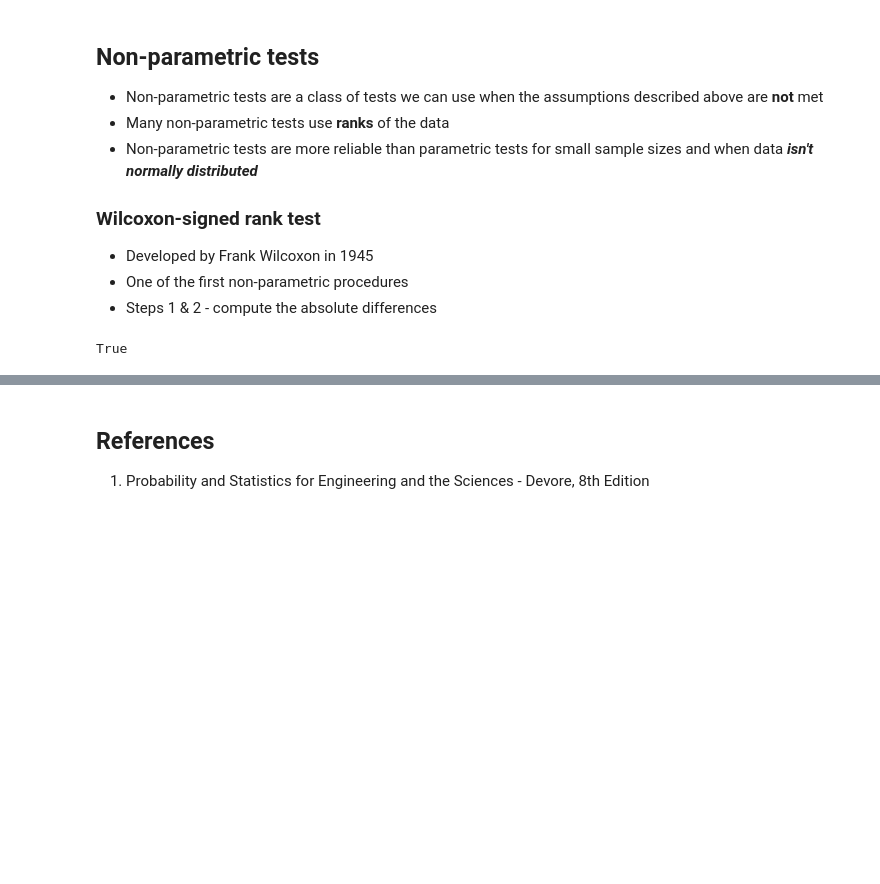
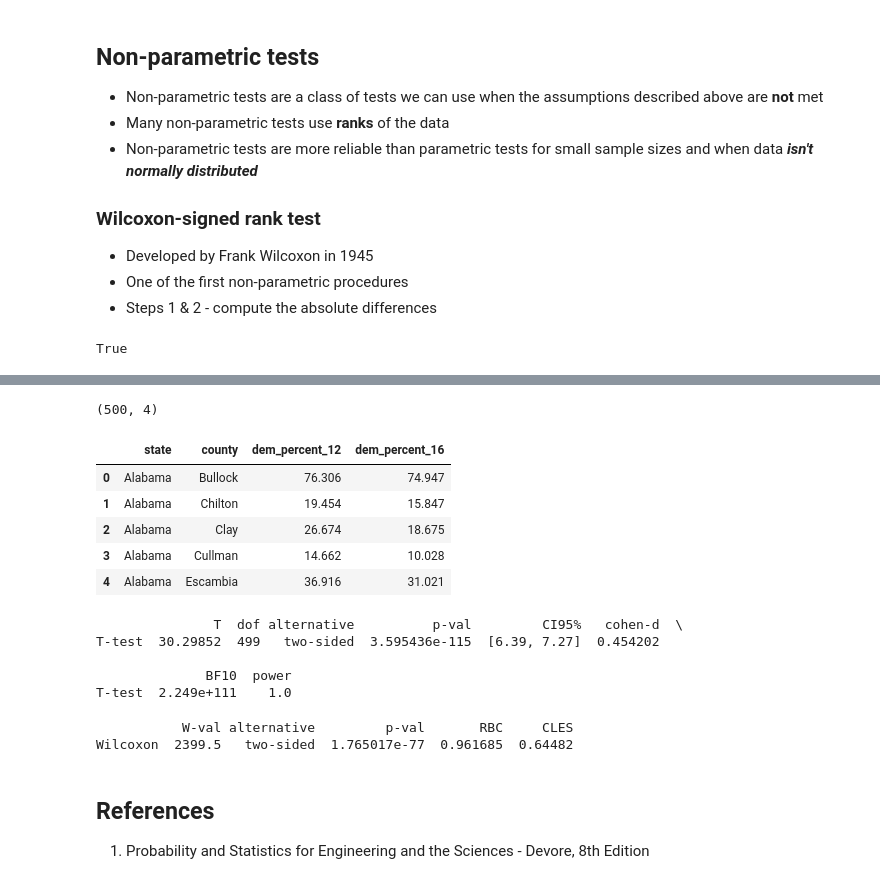
Before and after one commit to MichaelSzczepaniak/DataCamp, a Jupyter notebook: Tracks/Associate Data Scientist/29 Hypothesis Testing in Python/HypothesisTesting.ipynb, the cells around one changed output, grey strips where cells are left out. Cells and saved outputs as stored; diff of their text form; code cells hidden in the pictures; blank space fills up the shorter version.

Commit message:
add wilcoxon sign rank example and accomp data file

```diff
--- a/Tracks/Associate Data Scientist/29 Hypothesis Testing in Python/HypothesisTesting.ipynb
+++ b/Tracks/Associate Data Scientist/29 Hypothesis Testing in Python/HypothesisTesting.ipynb
@@ -1347,3 +1351,46 @@ True
+# %%
+sample_dem_data = pd.read_csv('./data/dem_votes_potus_12_16_sample.csv')
+sample_dem_data.drop("index", axis='columns', inplace=True)
+print(sample_dem_data.shape)
+sample_dem_data.head()
+# %% [output]
+(500, 4)
+|  | state | county | dem_percent_12 | dem_percent_16 |
+| 0 | Alabama | Bullock | 76.306 | 74.947 |
+| 1 | Alabama | Chilton | 19.454 | 15.847 |
+| 2 | Alabama | Clay | 26.674 | 18.675 |
+| 3 | Alabama | Cullman | 14.662 | 10.028 |
+| 4 | Alabama | Escambia | 36.916 | 31.021 |
+# %%
+# paired t-test on dem_percent_12 and dem_percent_16
+paired_test_results = pingouin.ttest(
+    x=sample_dem_data['dem_percent_12'],
+    y=sample_dem_data['dem_percent_16'],
+    paired=True,
+    alternative="two-sided"
+)
+
+# paired t-test results
+print(paired_test_results)
+# %% [output]
+               T  dof alternative          p-val         CI95%   cohen-d  \
+T-test  30.29852  499   two-sided  3.595436e-115  [6.39, 7.27]  0.454202
+
+              BF10  power
+T-test  2.249e+111    1.0
+# %%
+# Wilcoxon test on same columns
+wilcoxon_test_results = pingouin.wilcoxon(
+    x=sample_dem_data['dem_percent_12'],
+    y=sample_dem_data['dem_percent_16'],
+    alternative='two-sided'
+)
+
+# Wilcoxon test results
+print(wilcoxon_test_results)
+# %% [output]
+           W-val alternative         p-val       RBC     CLES
+Wilcoxon  2399.5   two-sided  1.765017e-77  0.961685  0.64482
 # %% [markdown]
 ## References
 
```
Also changed, not shown: parts of 11 cells of this notebook, 1 other file.
